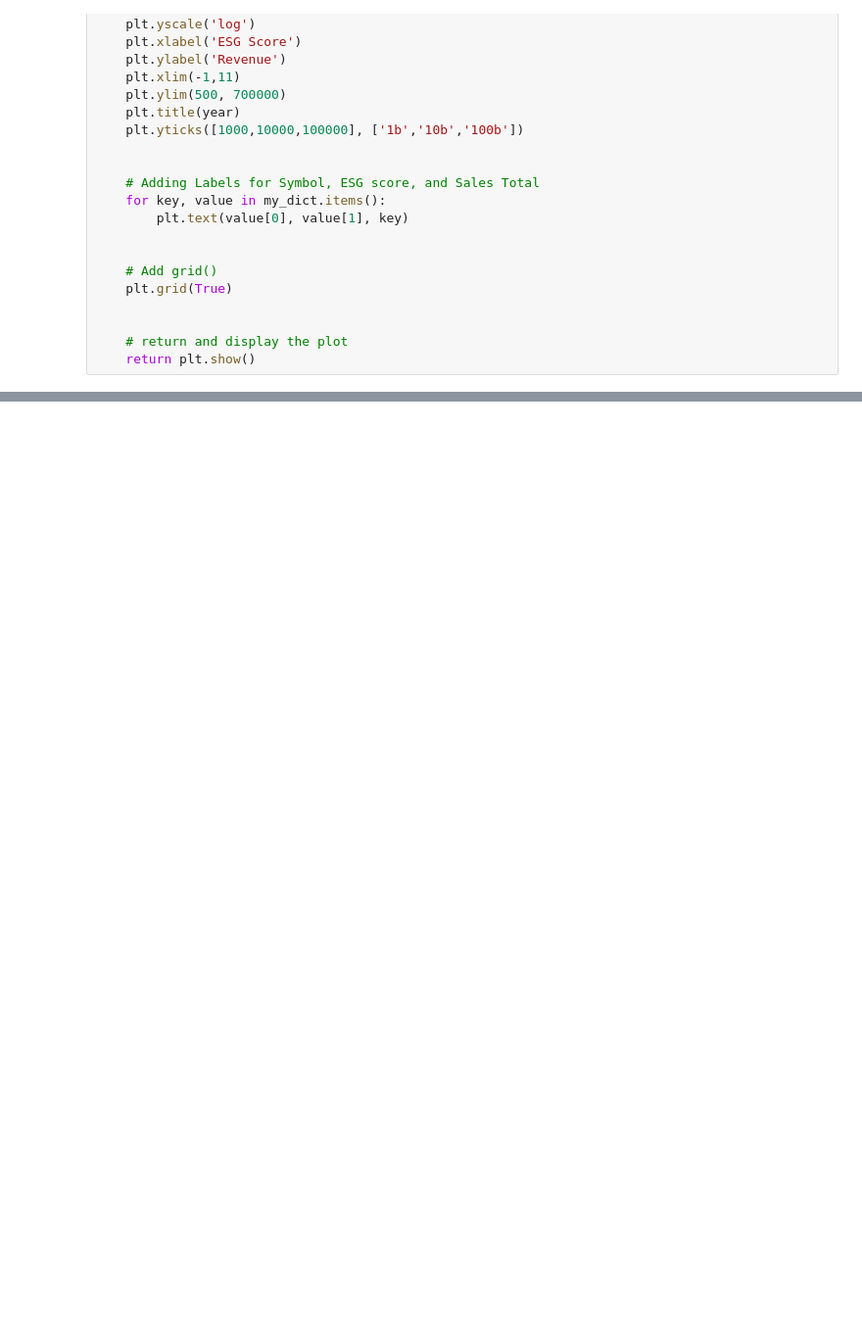
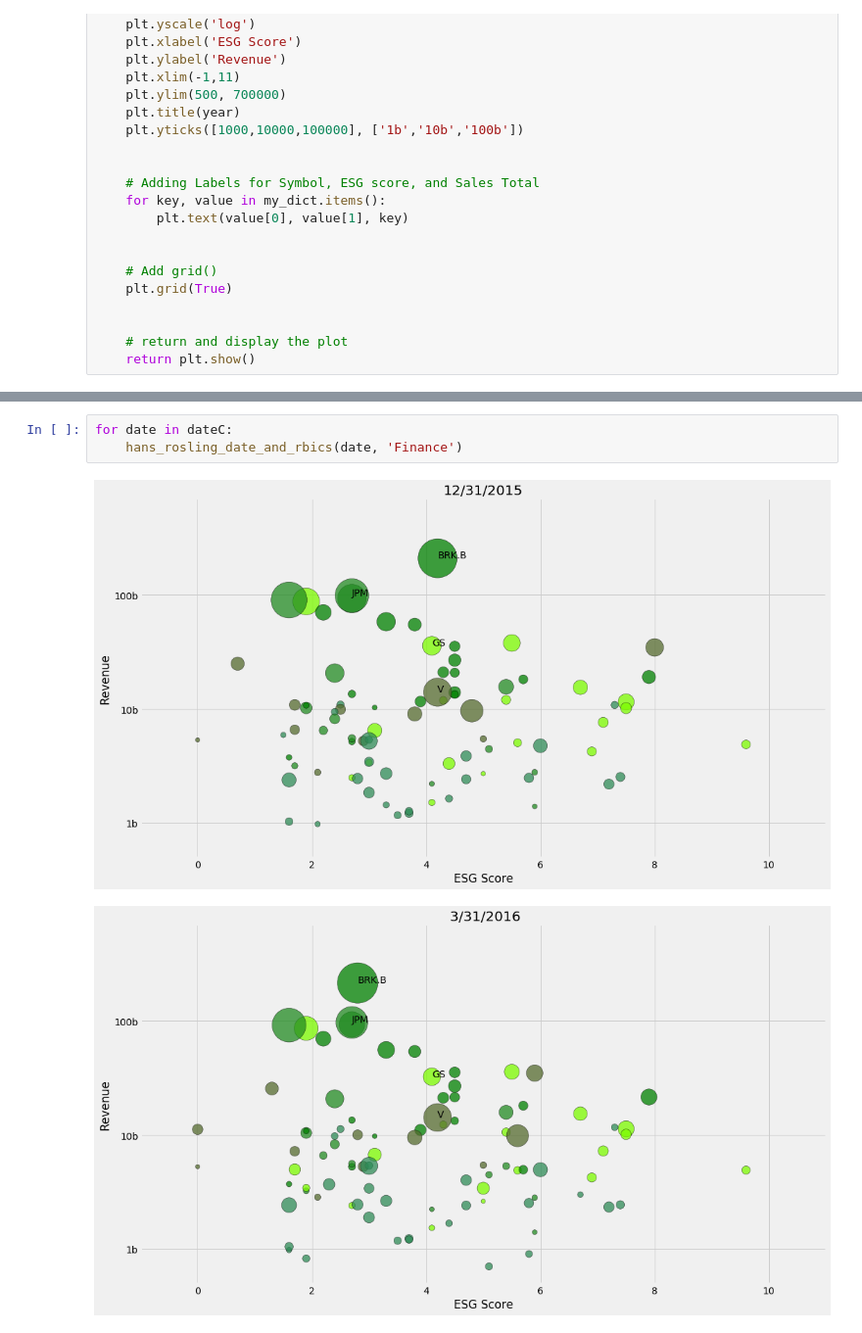
Before and after one commit to naidaire/CTS_Project_HR, a Jupyter notebook: Hans_Rosling_RBICS_Econ.ipynb, the cells around one changed output, grey strips where cells are left out. Shown at 98% size. Saved outputs shown, nothing was run; the diff lists cells and outputs as text; blank space fills up the shorter version.

```diff
--- a/Hans_Rosling_RBICS_Econ.ipynb
+++ b/Hans_Rosling_RBICS_Econ.ipynb
@@ -220,0 +246,6 @@ for date in hans_rosling.Date.unique():
+# %%
+for date in dateC:
+    hans_rosling_date_and_rbics(date, 'Finance')
+# %% [output]
+[figure, added]
+[figure, added]
```
Also changed, not shown: parts of 8 cells of this notebook, 1 other file.
